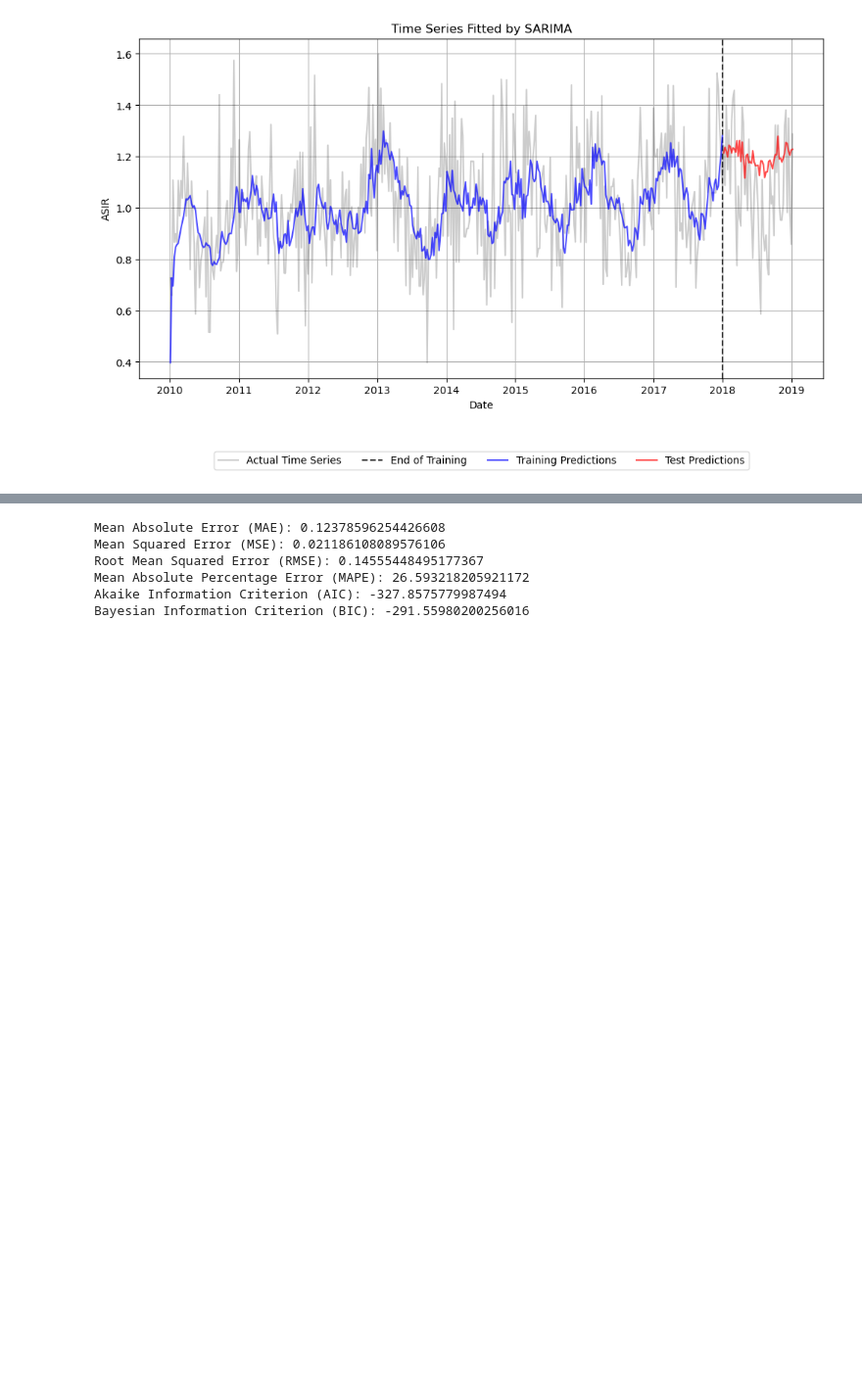
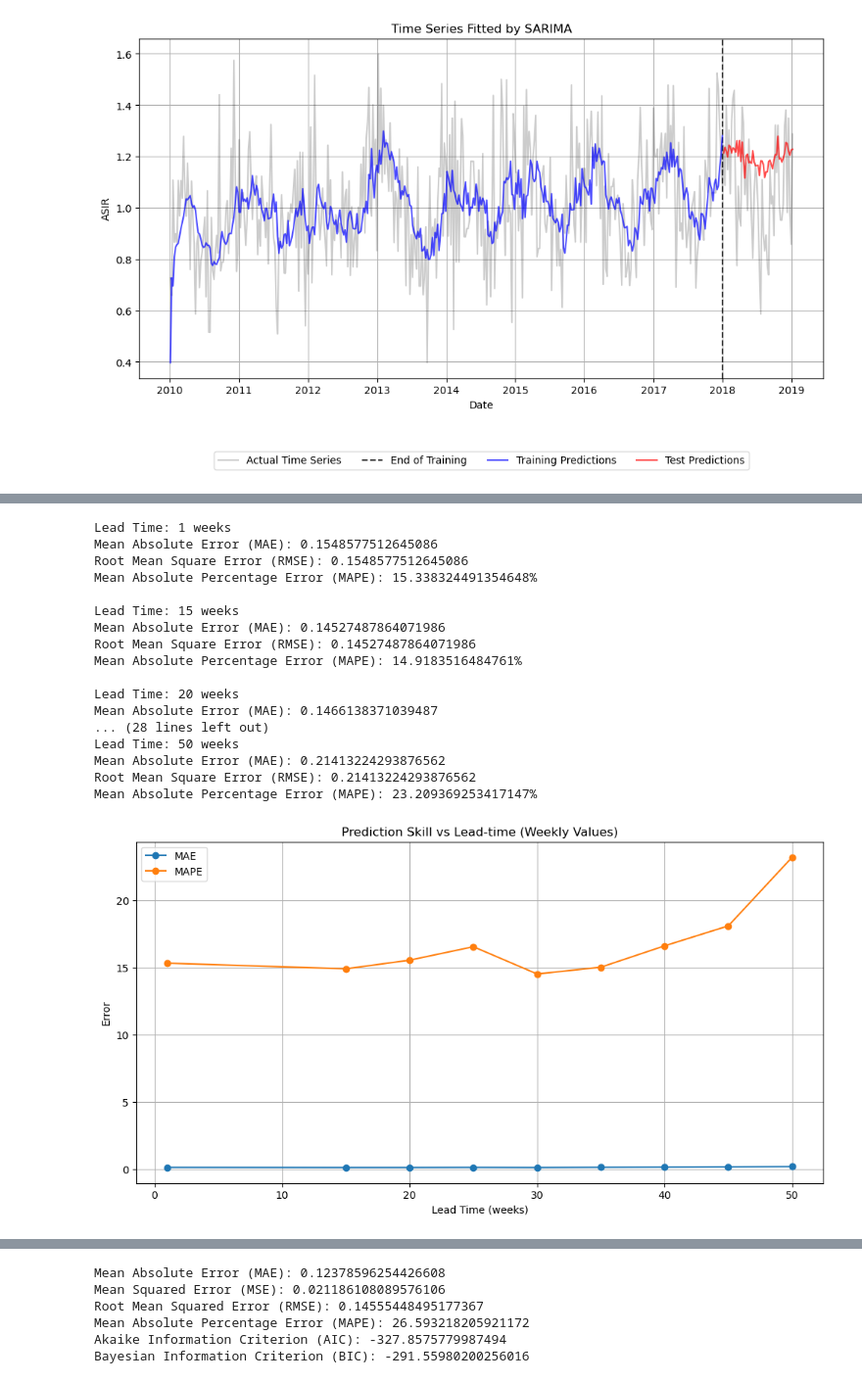
Before and after one commit to zemgabriela/Master_thesis, a Jupyter notebook: ARIMA_SARIMA_SARIMAX.ipynb, the cells around one changed output, grey strips where cells are left out. Shown at 98% size. Drawn from its saved outputs; the diff is of its cells as text; code cells hidden in the pictures; blank space fills up the shorter version.

```diff
--- a/ARIMA_SARIMA_SARIMAX.ipynb
+++ b/ARIMA_SARIMA_SARIMAX.ipynb
@@ -385,16 +502,21 @@ Warnings:
 # plt.show()
 # %%
 # ===========  PREDICTION SKILL VS LEAD-TIME ============
-
 # Function to calculate performance metrics
 def calculate_metrics(actual, predicted):
     mae = mean_absolute_error(actual, predicted)
     rmse = np.sqrt(mean_squared_error(actual, predicted))
-    return mae, rmse
+    mape = calculate_mape(actual, predicted)
+    return mae, rmse, mape
+
+# Function to calculate Mean Absolute Percentage Error (MAPE)
+def calculate_mape(actual, predicted):
+    actual, predicted = np.array(actual), np.array(predicted)
+    return np.mean(np.abs((actual - predicted) / actual)) * 100
 
 # Function to perform rolling forecast and evaluate prediction skill vs lead-time
 def evaluate_prediction_skill_weekly(train, validation, order, seasonal_order, target_scaler, lead_times=[1, 2, 4, 8]):
-    metrics = {lead_time: {'mae': [], 'rmse': []} for lead_time in lead_times}
+    metrics = {lead_time: {'mae': [], 'rmse': [], 'mape': []} for lead_time in lead_times}
 
     history = train['asir'].tolist()
     history_exog = train[['temp', 'hum', 'is_holiday', 'pm10', 'no2', 'so2', 'co']].values.tolist()
@@ -415,9 +537,10 @@ def evaluate_prediction_skill_weekly(train, validation, order, seasonal_order, t
                 yhat_original_scale = target_scaler.inverse_transform(np.array(yhat).reshape(-1, 1)).flatten()[0]
                 actual_original_scale = target_scaler.inverse_transform(np.array(actual).reshape(-1, 1)).flatten()[0]
 
-                mae, rmse = calculate_metrics([actual_original_scale], [yhat_original_scale])
+                mae, rmse, mape = calculate_metrics([actual_original_scale], [yhat_original_scale])
                 metrics[lead_time]['mae'].append(mae)
                 metrics[lead_time]['rmse'].append(rmse)
+                metrics[lead_time]['mape'].append(mape)
 
         # Update history with the new weekly observation
         history.append(validation['asir'].iloc[t])
@@ -427,35 +550,57 @@ def evaluate_prediction_skill_weekly(train, validation, order, seasonal_order, t
     for lead_time in lead_times:
         metrics[lead_time]['mae'] = np.mean(metrics[lead_time]['mae'])
         metrics[lead_time]['rmse'] = np.mean(metrics[lead_time]['rmse'])
+        metrics[lead_time]['mape'] = np.mean(metrics[lead_time]['mape'])
 
     return metrics
 
 # Define SARIMAX model parameters
 order = (1, 1, 1)
 seasonal_order = (2, 0, 0, 52)
 
 # Perform evaluation
-lead_times = [1, 2, 3, 4, 5, 6, 7, 8, 9, 10, 11, 12]  # Example lead times: 1 week, 2 weeks, 4 weeks, 8 weeks
+lead_times = [1, 15, 20, 25, 30, 35, 40, 45, 50]  # lead times
 metrics = evaluate_prediction_skill_weekly(train, validation, order, seasonal_order, target_scaler, lead_times)
 
 # Print the results
 for lead_time in lead_times:
     print(f"Lead Time: {lead_time} weeks")
     print(f"Mean Absolute Error (MAE): {metrics[lead_time]['mae']}")
-    print(f"Root Mean Square Error (RMSE): {metrics[lead_time]['rmse']}\n")
+    print(f"Root Mean Square Error (RMSE): {metrics[lead_time]['rmse']}")
+    print(f"Mean Absolute Percentage Error (MAPE): {metrics[lead_time]['mape']}%\n")
 
 # Plot the metrics
 lead_times = list(metrics.keys())
 mae_values = [metrics[lt]['mae'] for lt in lead_times]
 rmse_values = [metrics[lt]['rmse'] for lt in lead_times]
+mape_values = [metrics[lt]['mape'] for lt in lead_times]
 
 plt.figure(figsize=(12, 6))
 plt.plot(lead_times, mae_values, marker='o', label='MAE')
-plt.plot(lead_times, rmse_values, marker='o', label='RMSE')
+plt.plot(lead_times, mape_values, marker='o', label='MAPE')
 plt.xlabel('Lead Time (weeks)')
 plt.ylabel('Error')
 plt.title('Prediction Skill vs Lead-time (Weekly Values)')
 plt.grid(True)
 plt.legend()
 plt.savefig('plots/Prediction_skill_vs_lead_time_weekly.pdf', format='pdf', bbox_inches='tight')
 plt.show()
+# %% [output]
+Lead Time: 1 weeks
+Mean Absolute Error (MAE): 0.1548577512645086
+Root Mean Square Error (RMSE): 0.1548577512645086
+Mean Absolute Percentage Error (MAPE): 15.338324491354648%
+
+Lead Time: 15 weeks
+Mean Absolute Error (MAE): 0.14527487864071986
+Root Mean Square Error (RMSE): 0.14527487864071986
+Mean Absolute Percentage Error (MAPE): 14.9183516484761%
+
+Lead Time: 20 weeks
+Mean Absolute Error (MAE): 0.1466138371039487
+... (28 lines left out)
+Lead Time: 50 weeks
+Mean Absolute Error (MAE): 0.21413224293876562
+Root Mean Square Error (RMSE): 0.21413224293876562
+Mean Absolute Percentage Error (MAPE): 23.209369253417147%
+[figure, added]
```
Also changed, not shown: parts of 3 cells of this notebook.
